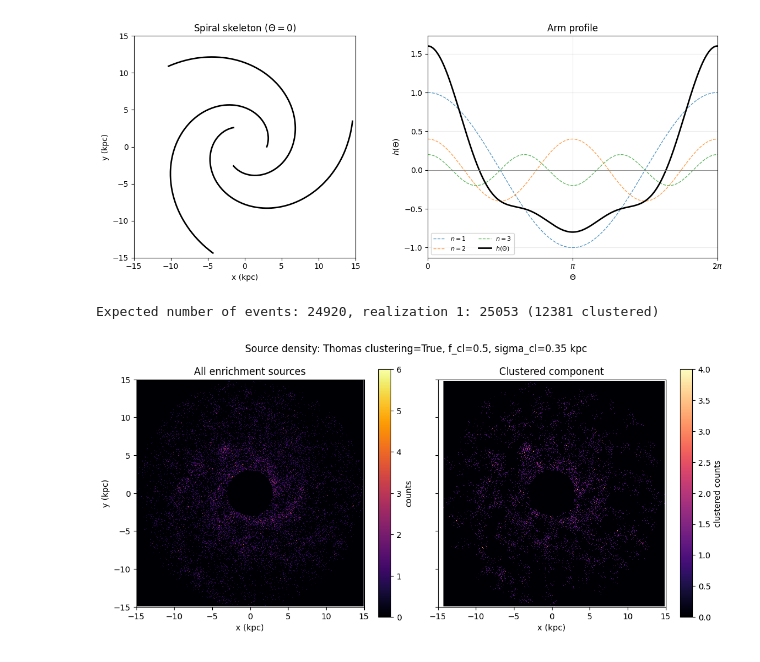
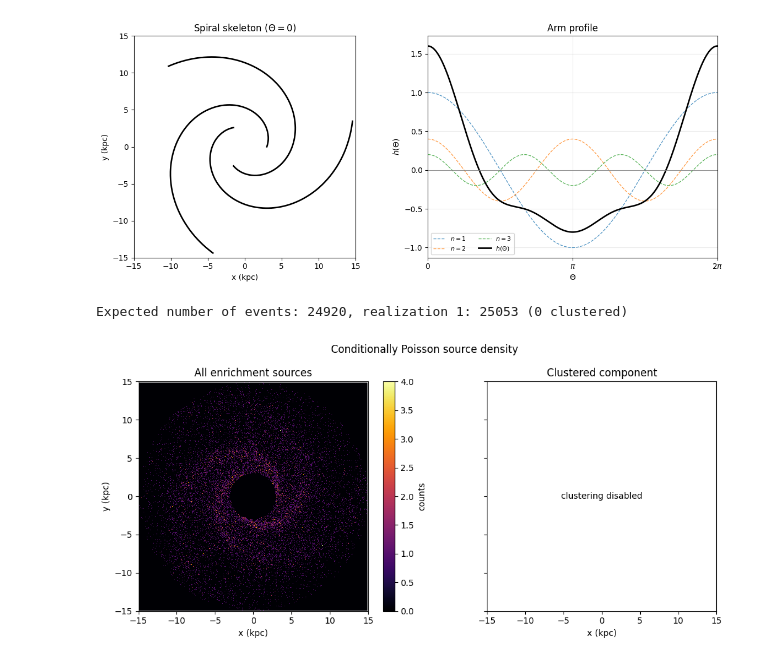
Before and after one commit to Meowwish/KTZ_Theory_z_fluctuation_III, a Jupyter notebook: KTZ_validation.ipynb, the cells around one changed output. Cells and saved outputs as stored; diff of their text form; code cells hidden in the pictures.

```diff
--- a/KTZ_validation.ipynb
+++ b/KTZ_validation.ipynb
@@ -134,7 +147,7 @@ plt.show()
 # %% [output]
 [figure]
 # %%
-# %% Block 3: Generating synthetic galaxies (inhomogeneous Poisson + clustered sources + Gaussian diffusion)
+# %% Block 3: Generating synthetic galaxies (inhomogeneous Poisson + Gaussian diffusion)
 # --- Expected number of events ---
 Nr, Nphi = 200, 400
 varpi_edges = np.linspace(R_in, R_out, Nr+1)
@@ -172,52 +185,47 @@ def sample_spiral_positions(n_sample, rng):
 
     return events_varpi[:n_sample], events_phi[:n_sample]
 
-def sample_clustered_positions(n_child_target, rng):
-    """Sample Thomas-process child sources around spiral-modulated parent complexes."""
-    if n_child_target <= 0:
+def sample_clustered_positions(rng):
+    """Sample an exact Thomas component without fixing its child count."""
+    mean_children = max(mean_children_per_cluster, 1.0e-6)
+    expected_parent_complexes = (
+        cluster_fraction * expected_total / mean_children
+    )
+    n_parent = rng.poisson(expected_parent_complexes)
+    if n_parent == 0:
         return np.empty(0), np.empty(0)
 
-    child_x = np.empty(0)
-    child_y = np.empty(0)
-    mean_children = max(mean_children_per_cluster, 1.0e-6)
+    parent_varpi, parent_phi = sample_spiral_positions(n_parent, rng)
+    parent_x = parent_varpi*np.cos(parent_phi)
+    parent_y = parent_varpi*np.sin(parent_phi)
+    child_counts = rng.poisson(mean_children, n_parent)
+    n_child = int(np.sum(child_counts))
+    if n_child == 0:
+        return np.empty(0), np.empty(0)
 
-    while len(child_x) < n_child_target:
-        deficit = n_child_target - len(child_x)
-        n_parent = max(rng.poisson(deficit/mean_children), 1)
-        parent_varpi, parent_phi = sample_spiral_positions(n_parent, rng)
-        parent_x = parent_varpi*np.cos(parent_phi)
-        parent_y = parent_varpi*np.sin(parent_phi)
-        child_counts = rng.poisson(mean_children, n_parent)
-        n_batch = int(np.sum(child_counts))
-        if n_batch == 0:
-            continue
-
-        px = np.repeat(parent_x, child_counts)
-        py = np.repeat(parent_y, child_counts)
-        cx = px + rng.normal(0.0, cluster_radius, n_batch)
-        cy = py + rng.normal(0.0, cluster_radius, n_batch)
-        cr = np.hypot(cx, cy)
-        keep = (cr >= R_in) & (cr <= R_out)
-        child_x = np.concatenate([child_x, cx[keep]])
-        child_y = np.concatenate([child_y, cy[keep]])
-
-    return child_x[:n_child_target], child_y[:n_child_target]
+    px = np.repeat(parent_x, child_counts)
+    py = np.repeat(parent_y, child_counts)
+    child_x = px + rng.normal(0.0, cluster_radius, n_child)
+    child_y = py + rng.normal(0.0, cluster_radius, n_child)
+    child_radius = np.hypot(child_x, child_y)
+    retained = (child_radius >= R_in) & (child_radius <= R_out)
+    return child_x[retained], child_y[retained]
 
 def generate_synthetic_galaxy(rng, return_events=False):
     """Generate one enrichment realization with optional Thomas source clustering."""
-    n_total = rng.poisson(expected_total)
     use_clustering = enable_source_clustering and cluster_fraction > 0
     if use_clustering:
-        n_clustered = rng.binomial(n_total, np.clip(cluster_fraction, 0.0, 1.0))
+        f_cl = np.clip(cluster_fraction, 0.0, 1.0)
+        n_poisson = rng.poisson((1.0 - f_cl) * expected_total)
+        cluster_x, cluster_y = sample_clustered_positions(rng)
     else:
-        n_clustered = 0
-    n_poisson = n_total - n_clustered
+        n_poisson = rng.poisson(expected_total)
+        cluster_x = np.empty(0)
+        cluster_y = np.empty(0)
 
     poisson_varpi, poisson_phi = sample_spiral_positions(n_poisson, rng)
     poisson_x = poisson_varpi*np.cos(poisson_phi)
     poisson_y = poisson_varpi*np.sin(poisson_phi)
-    cluster_x, cluster_y = sample_clustered_positions(n_clustered, rng)
-
     event_x = np.concatenate([poisson_x, cluster_x])
     event_y = np.concatenate([poisson_y, cluster_y])
     event_is_clustered = np.concatenate([
@@ -234,7 +242,7 @@ def generate_synthetic_galaxy(rng, return_events=False):
 
     Z = np.zeros_like(X)
     for i in range(len(event_x)):
-        Bs = 0.5*x0**2 + kappa * ages[i]
+        Bs = 0.5*sigma_scalar**2 + kappa * ages[i]
         cutoff = 5.0 * np.sqrt(2*Bs)
         dist2 = (X - event_x[i])**2 + (Y - event_y[i])**2
         mask = dist2 < cutoff**2
@@ -249,35 +257,37 @@ def generate_synthetic_galaxy(rng, return_events=False):
 Z, N_events, event_x, event_y, event_is_clustered = generate_synthetic_galaxy(rng, return_events=True)
 print(
     f"Expected number of events: {expected_total:.0f}, realization 1: {N_events} "
     f"({np.sum(event_is_clustered)} clustered)"
 )
 
 # Visualisation of event distribution for the displayed realization.
 bins = 500
 fig, axes = plt.subplots(1, 2, figsize=(11, 5), sharex=True, sharey=True)
 h0 = axes[0].hist2d(event_x, event_y, bins=bins, cmap='inferno')
 plt.colorbar(h0[3], ax=axes[0], label='counts')
 axes[0].set_title('All enrichment sources')
 if np.any(event_is_clustered):
     h1 = axes[1].hist2d(event_x[event_is_clustered], event_y[event_is_clustered], bins=bins, cmap='magma')
     plt.colorbar(h1[3], ax=axes[1], label='clustered counts')
 else:
     axes[1].text(0.5, 0.5, 'clustering disabled', transform=axes[1].transAxes,
                  ha='center', va='center')
 axes[1].set_title('Clustered component')
 for ax in axes:
     ax.set_xlim(-R_out, R_out)
     ax.set_ylim(-R_out, R_out)
     ax.set_aspect('equal')
     ax.set_xlabel('x (kpc)')
 axes[0].set_ylabel('y (kpc)')
 fig.suptitle(
-    f'Source density: Thomas clustering={enable_source_clustering}, '
-    f'f_cl={cluster_fraction}, sigma_cl={cluster_radius} kpc'
+    'Conditionally Poisson source density'
+    if not enable_source_clustering else
+    f'Thomas extension: f_cl={cluster_fraction}, '
+    f'sigma_cl={cluster_radius} kpc'
 )
 plt.tight_layout()
 plt.show()
 # %% [output]
-Expected number of events: 24920, realization 1: 25053 (12381 clustered)
+Expected number of events: 24920, realization 1: 25053 (0 clustered)
-[figure, old version]
+[figure, new version]
 # %%
```
Also changed, not shown: parts of 18 cells of this notebook, 3 other files.
